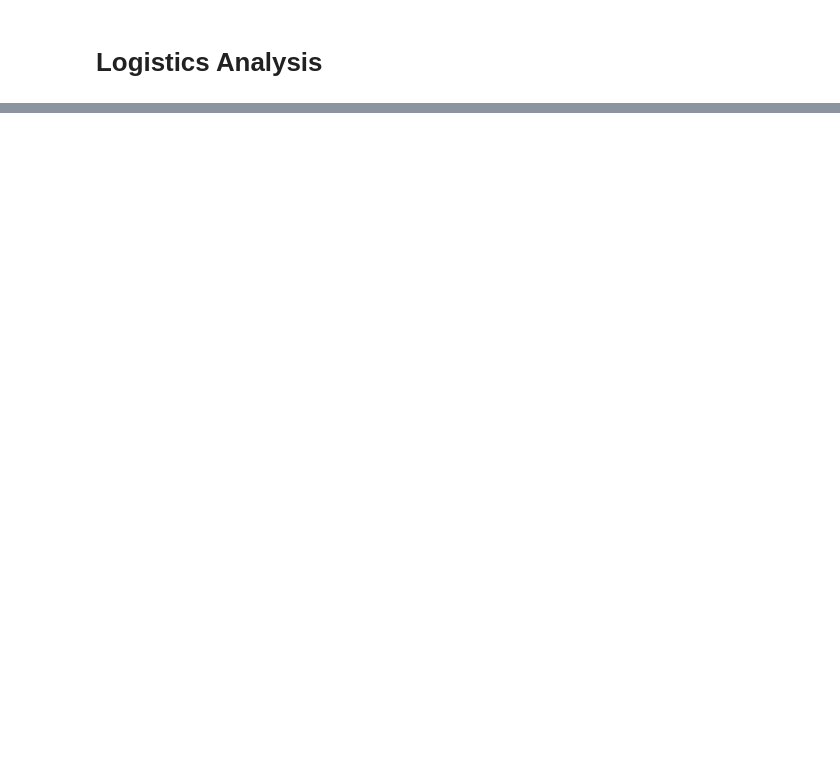
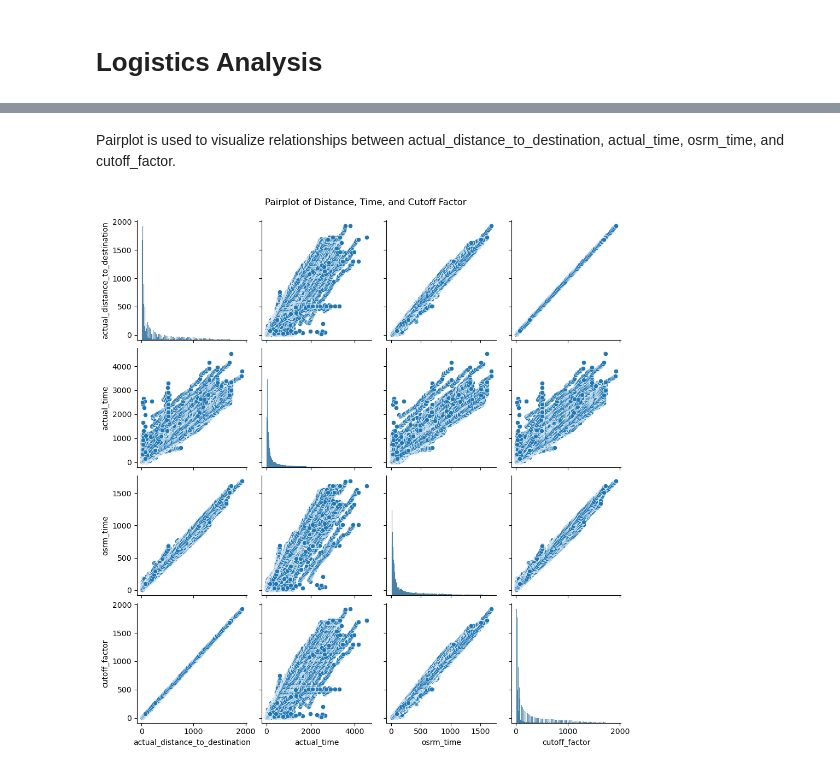
Before and after one commit to MiltonGreat/Delhivery-Logistics-Analysis, a Jupyter notebook: Logistics Analysis.ipynb, the cells around one changed output, grey strips where cells are left out. Cells and saved outputs as stored; diff of their text form; code cells hidden in the pictures; blank space fills up the shorter version.

```diff
--- a/Logistics Analysis.ipynb
+++ b/Logistics Analysis.ipynb
@@ -213,0 +126,9 @@ Estimated Cost Savings: 14146282.07 units
+# %% [markdown]
+Pairplot is used to visualize relationships between actual_distance_to_destination, actual_time, osrm_time, and cutoff_factor.
+# %%
+# Pairplot for Visualizing Relationships
+sns.pairplot(df[['actual_distance_to_destination', 'actual_time', 'osrm_time', 'cutoff_factor']])
+plt.suptitle('Pairplot of Distance, Time, and Cutoff Factor', y=1.02)
+plt.show()
+# %% [output]
+[figure, added]
```
Also changed, not shown: parts of 48 cells of this notebook.
